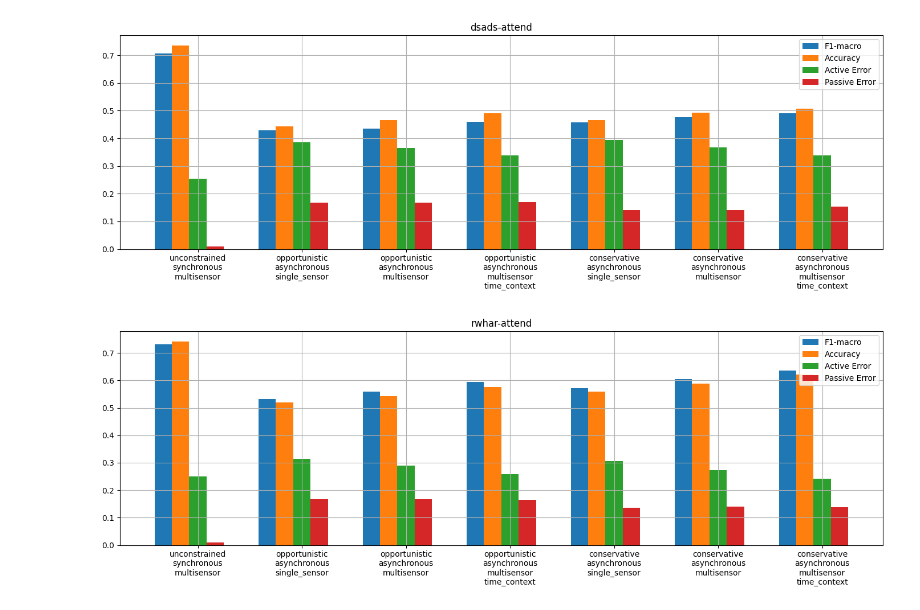
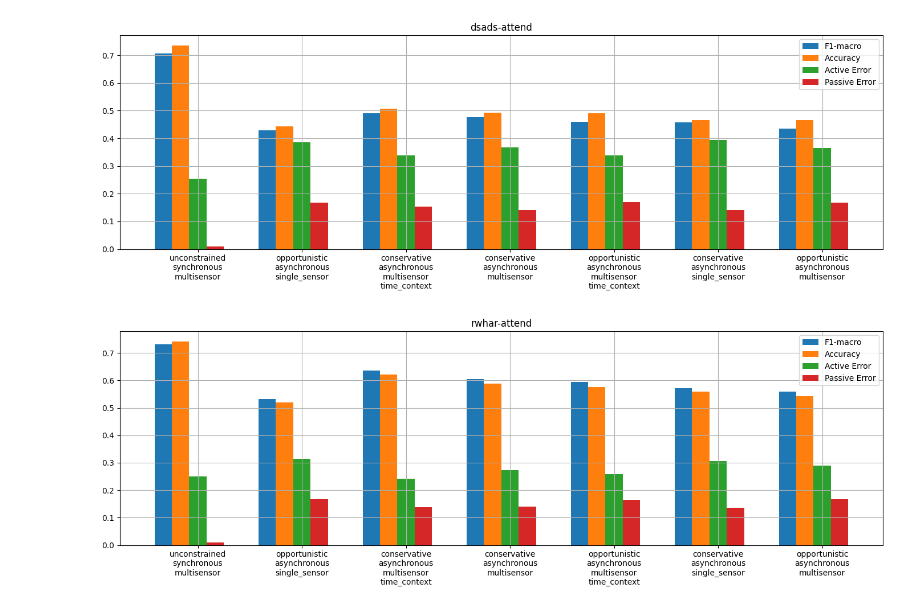
Before and after one commit to Geffen-Cooper/BHAR, a Jupyter notebook: utils/results.ipynb, the cells around one changed output. Cells and saved outputs as stored; diff of their text form; code cells hidden in the pictures.

```diff
--- a/utils/results.ipynb
+++ b/utils/results.ipynb
@@ -8,12 +8,23 @@ datatsets = ["dsads", "rwhar"]
 architectures = ["attend"]
 methods = ["unconstrained-synchronous_multisensor",
            "opportunistic-asynchronous_single_sensor",
-           "opportunistic-asynchronous_multisensor",
+           "conservative-asynchronous_multisensor_time_context",
+           "conservative-asynchronous_multisensor",
            "opportunistic-asynchronous_multisensor_time_context",
            "conservative-asynchronous_single_sensor",
-           "conservative-asynchronous_multisensor",
-           "conservative-asynchronous_multisensor_time_context"]
+           "opportunistic-asynchronous_multisensor",
+           ]
 base_path = "../saved_data/results/"
+
+result_types = ['F1-macro','Accuracy','Active Error','Passive Error']
+method_names = ["unconstrained\nsynchronous\nmultisensor",
+                "opportunistic\nasynchronous\nsingle_sensor",
+                "conservative\nasynchronous\nmultisensor\ntime_context",
+                "conservative\nasynchronous\nmultisensor",
+                "opportunistic\nasynchronous\nmultisensor\ntime_context",
+                "conservative\nasynchronous\nsingle_sensor",
+                "opportunistic\nasynchronous\nmultisensor"
+                ]
 # %%
 # Create an array for the positions of the bars
 group_width = 5  # Width of the whole group
@@ -22,43 +33,35 @@ num_groups = len(methods)
 num_bars_per_group = 4
 space_between_groups = 1  # Space between groups
 
 # Set up the positions for the bars
 x_positions = np.arange(num_groups) * (group_width + space_between_groups)  # x positions for each group
-result_types = ['F1-macro','Accuracy','Active Error','Passive Error']
-method_names = ["unconstrained\nsynchronous\nmultisensor",
-                "opportunistic\nasynchronous\nsingle_sensor",
-                "opportunistic\nasynchronous\nmultisensor",
-                "opportunistic\nasynchronous\nmultisensor\ntime_context",
-                "conservative\nasynchronous\nsingle_sensor",
-                "conservative\nasynchronous\nmultisensor",
-                "conservative\nasynchronous\nmultisensor\ntime_context"]
 
 for dataset in datatsets:
     for arch in architectures:
         fig,ax = plt.subplots(1,1,figsize=(14,5))
         ax.set_title(f"{dataset}-{arch}")
         results = []
         for method in methods:
             result_path = os.path.join(base_path,dataset,arch,method)
             result_logs = [os.path.join(result_path, filename) for filename in os.listdir(result_path)]
             mean, std = get_results(result_logs)
             f1_mean, acc_mean, active_region_mean, passive_region_mean, active_err_mean, passive_err_mean = mean
             f1_std, acc_std, active_region_std, passive_region_std, active_err_std, passive_err_std = std
             items_mean = np.array([f1_mean,acc_mean,active_region_mean*active_err_mean,passive_region_mean*passive_err_mean])
             results.append(items_mean)
             # Shift each bar in the group by a small offset
         results = np.stack(results)
         for i in range(results.shape[1]):
             ax.bar(x_positions + (i - num_bars_per_group / 2) * bar_width, results[:,i],
                     width=bar_width, label=result_types[i])
         ax.legend()
         ax.set_xticks(x_positions)
         ax.set_xticklabels([method for method in method_names])
         ax.grid()
         plt.tight_layout()
 # %% [output]
-[figure, old version]
+[figure, new version]
-[figure, old version]
+[figure, new version]
 # %%
 # Create an array for the positions of the bars
 group_width = 5  # Width of the whole group
```
Also changed, not shown: parts of 1 cell of this notebook, 1 other file.
